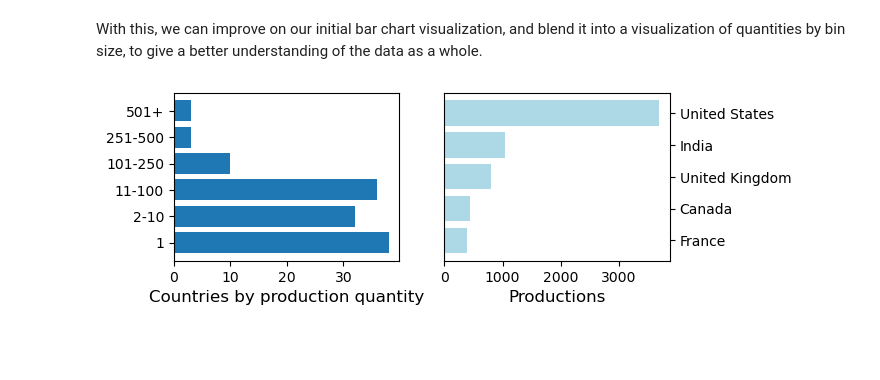
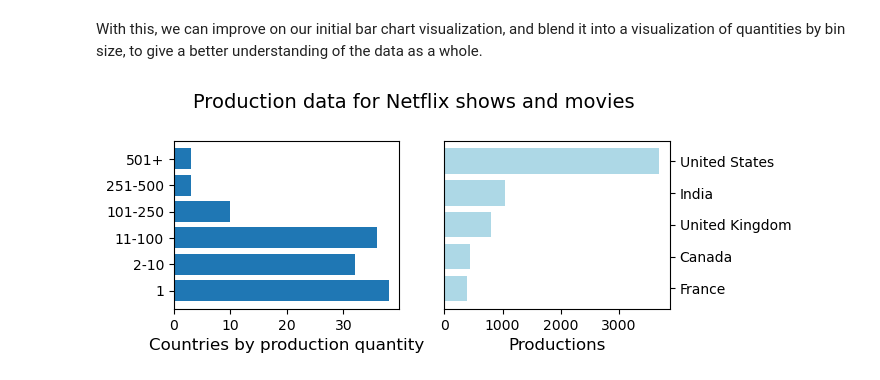
Before and after one commit to Jathosn/Netflix-listings-analysis, a Jupyter notebook: analysis.ipynb, the cells around one changed output. Drawn from its saved outputs; the diff is of its cells as text; code cells hidden in the pictures; blank space fills up the shorter version.

```diff
--- a/analysis.ipynb
+++ b/analysis.ipynb
@@ -280,18 +280,19 @@ dtype: int64
 With this, we can improve on our initial bar chart visualization, and blend it into a visualization of quantities by bin size, to give a better understanding of the data as a whole.
 # %%
 fig = plt.figure()
+fig.suptitle("Production data for Netflix shows and movies", fontsize="14")
 ax1 = fig.add_subplot(2, 2, 1)
 ax2 = fig.add_subplot(2, 2, 2)
 ax1.barh(bins_text, bin_viz)
 ax1.set_xlabel("Countries by production quantity", fontsize="12")
 
 top_countries = countries_sorted.nlargest(n=5, keep="first")
 ax2.barh(top_countries.index, top_countries, color="lightblue")
 ax2.set_xlabel("Productions", fontsize="12")
 ax2.invert_yaxis()
 ax2.tick_params()
 ax2.yaxis.tick_right()
 
 plt.show()
 # %% [output]
-[figure, old version]
+[figure, new version]
```
